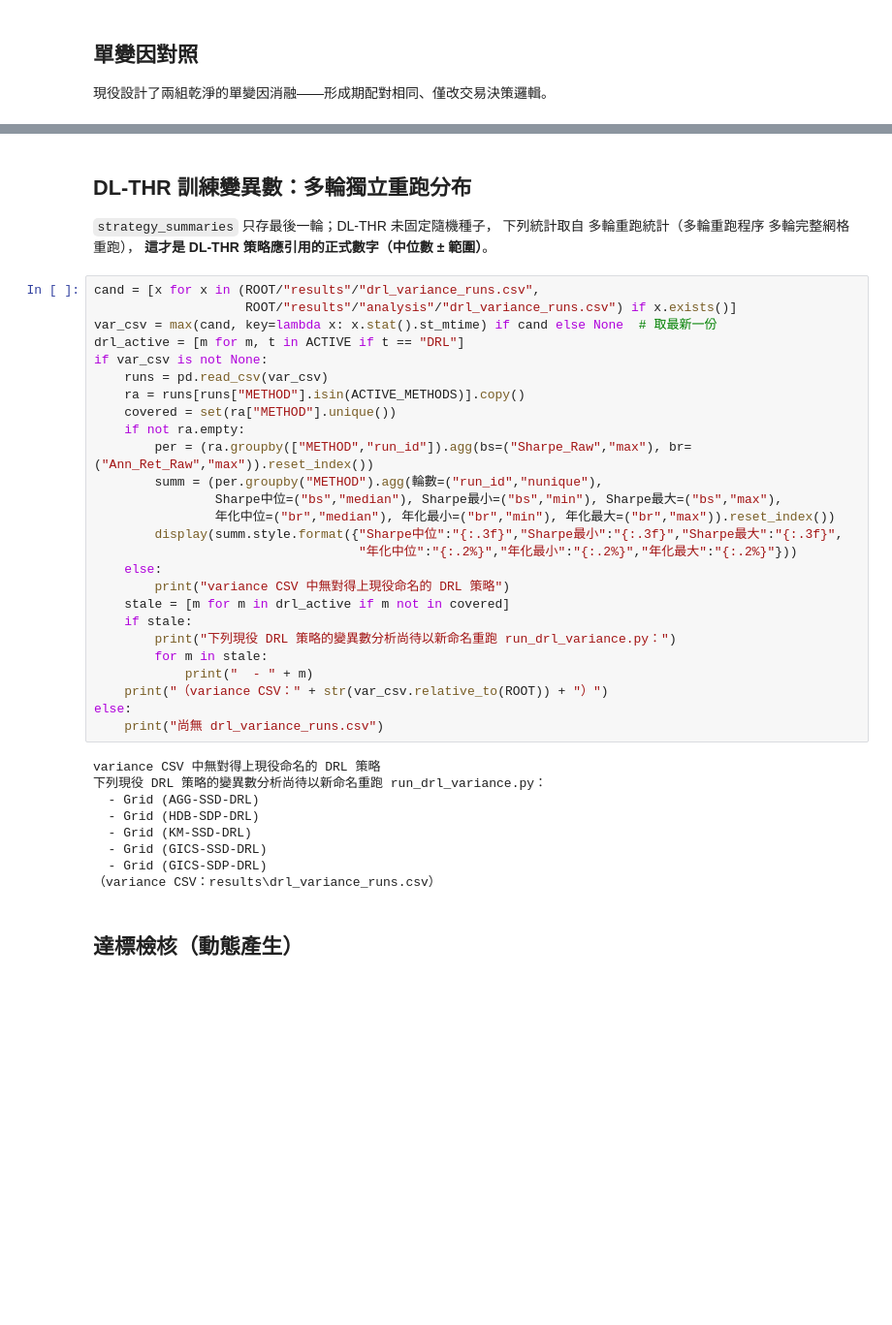
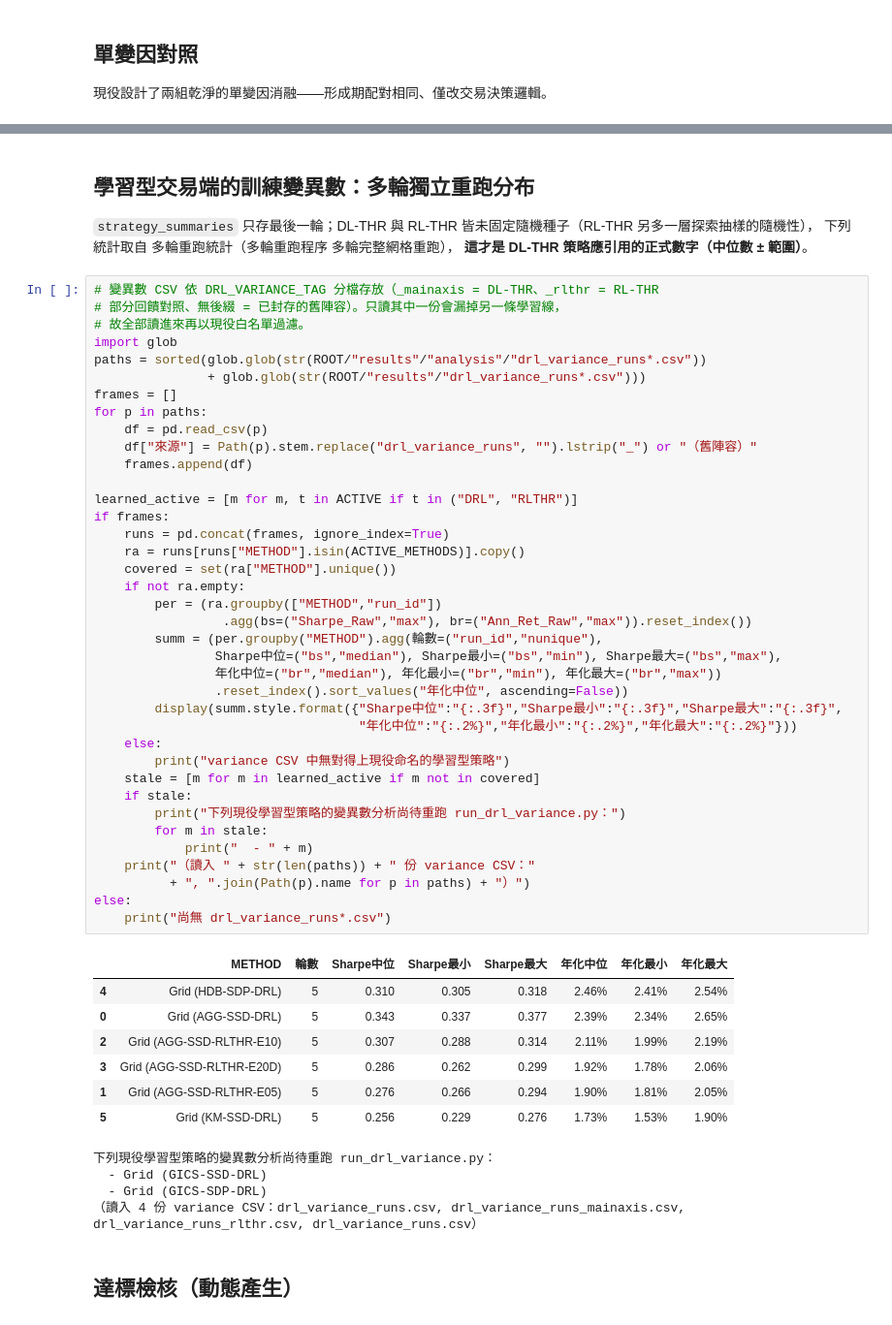
Before and after one commit to LerajieAsta/pairtrade_trainingproject, a Jupyter notebook: notebooks/comparison.ipynb, the cells around one changed output, grey strips where cells are left out. Shown at 97% size. Cells and saved outputs as stored; diff of their text form; blank space fills up the shorter version.

```diff
--- a/notebooks/comparison.ipynb
+++ b/notebooks/comparison.ipynb
@@ -372,46 +370,61 @@ pd.DataFrame(rows).style.format({"Sharpe 基準":"{:.3f}","Sharpe 變體":"{:.3f
 # %% [output]
 [interactive output not drawn]
 # %% [markdown]
-## DL-THR 訓練變異數：多輪獨立重跑分布
+## 學習型交易端的訓練變異數：多輪獨立重跑分布
 
-`strategy_summaries` 只存最後一輪；DL-THR 未固定隨機種子，
+`strategy_summaries` 只存最後一輪；DL-THR 與 RL-THR 皆未固定隨機種子（RL-THR 另多一層探索抽樣的隨機性），
 下列統計取自 多輪重跑統計（多輪重跑程序 多輪完整網格重跑），
 **這才是 DL-THR 策略應引用的正式數字（中位數 ± 範圍）**。
 # %%
-cand = [x for x in (ROOT/"results"/"drl_variance_runs.csv",
-                    ROOT/"results"/"analysis"/"drl_variance_runs.csv") if x.exists()]
-var_csv = max(cand, key=lambda x: x.stat().st_mtime) if cand else None  # 取最新一份
-drl_active = [m for m, t in ACTIVE if t == "DRL"]
-if var_csv is not None:
-    runs = pd.read_csv(var_csv)
+# 變異數 CSV 依 DRL_VARIANCE_TAG 分檔存放（_mainaxis = DL-THR、_rlthr = RL-THR
+# 部分回饋對照、無後綴 = 已封存的舊陣容）。只讀其中一份會漏掉另一條學習線，
+# 故全部讀進來再以現役白名單過濾。
+import glob
+paths = sorted(glob.glob(str(ROOT/"results"/"analysis"/"drl_variance_runs*.csv"))
+               + glob.glob(str(ROOT/"results"/"drl_variance_runs*.csv")))
+frames = []
+for p in paths:
+    df = pd.read_csv(p)
+    df["來源"] = Path(p).stem.replace("drl_variance_runs", "").lstrip("_") or "（舊陣容）"
+    frames.append(df)
+
+learned_active = [m for m, t in ACTIVE if t in ("DRL", "RLTHR")]
+if frames:
+    runs = pd.concat(frames, ignore_index=True)
     ra = runs[runs["METHOD"].isin(ACTIVE_METHODS)].copy()
     covered = set(ra["METHOD"].unique())
     if not ra.empty:
-        per = (ra.groupby(["METHOD","run_id"]).agg(bs=("Sharpe_Raw","max"), br=("Ann_Ret_Raw","max")).reset_index())
+        per = (ra.groupby(["METHOD","run_id"])
+                 .agg(bs=("Sharpe_Raw","max"), br=("Ann_Ret_Raw","max")).reset_index())
         summ = (per.groupby("METHOD").agg(輪數=("run_id","nunique"),
                 Sharpe中位=("bs","median"), Sharpe最小=("bs","min"), Sharpe最大=("bs","max"),
-                年化中位=("br","median"), 年化最小=("br","min"), 年化最大=("br","max")).reset_index())
+                年化中位=("br","median"), 年化最小=("br","min"), 年化最大=("br","max"))
+                .reset_index().sort_values("年化中位", ascending=False))
         display(summ.style.format({"Sharpe中位":"{:.3f}","Sharpe最小":"{:.3f}","Sharpe最大":"{:.3f}",
                                    "年化中位":"{:.2%}","年化最小":"{:.2%}","年化最大":"{:.2%}"}))
     else:
-        print("variance CSV 中無對得上現役命名的 DRL 策略")
-    stale = [m for m in drl_active if m not in covered]
+        print("variance CSV 中無對得上現役命名的學習型策略")
+    stale = [m for m in learned_active if m not in covered]
     if stale:
-        print("下列現役 DRL 策略的變異數分析尚待以新命名重跑 run_drl_variance.py：")
+        print("下列現役學習型策略的變異數分析尚待重跑 run_drl_variance.py：")
         for m in stale:
             print("  - " + m)
-    print("（variance CSV：" + str(var_csv.relative_to(ROOT)) + "）")
+    print("（讀入 " + str(len(paths)) + " 份 variance CSV："
+          + ", ".join(Path(p).name for p in paths) + "）")
 else:
-    print("尚無 drl_variance_runs.csv")
+    print("尚無 drl_variance_runs*.csv")
 # %% [output]
+|  | METHOD | 輪數 | Sharpe中位 | Sharpe最小 | Sharpe最大 | 年化中位 | 年化最小 | 年化最大 |
+| 4 | Grid (HDB-SDP-DRL) | 5 | 0.310 | 0.305 | 0.318 | 2.46% | 2.41% | 2.54% |
+| 0 | Grid (AGG-SSD-DRL) | 5 | 0.343 | 0.337 | 0.377 | 2.39% | 2.34% | 2.65% |
+| 2 | Grid (AGG-SSD-RLTHR-E10) | 5 | 0.307 | 0.288 | 0.314 | 2.11% | 1.99% | 2.19% |
+| 3 | Grid (AGG-SSD-RLTHR-E20D) | 5 | 0.286 | 0.262 | 0.299 | 1.92% | 1.78% | 2.06% |
+| 1 | Grid (AGG-SSD-RLTHR-E05) | 5 | 0.276 | 0.266 | 0.294 | 1.90% | 1.81% | 2.05% |
+| 5 | Grid (KM-SSD-DRL) | 5 | 0.256 | 0.229 | 0.276 | 1.73% | 1.53% | 1.90% |
-variance CSV 中無對得上現役命名的 DRL 策略
-下列現役 DRL 策略的變異數分析尚待以新命名重跑 run_drl_variance.py：
-  - Grid (AGG-SSD-DRL)
-  - Grid (HDB-SDP-DRL)
-  - Grid (KM-SSD-DRL)
+下列現役學習型策略的變異數分析尚待重跑 run_drl_variance.py：
   - Grid (GICS-SSD-DRL)
   - Grid (GICS-SDP-DRL)
-（variance CSV：results\drl_variance_runs.csv）
+（讀入 4 份 variance CSV：drl_variance_runs.csv, drl_variance_runs_mainaxis.csv, drl_variance_runs_rlthr.csv, drl_variance_runs.csv）
 # %% [markdown]
 ## 達標檢核（動態產生）
 # %%
```
Also changed, not shown: parts of 11 cells of this notebook, 3 other files.
